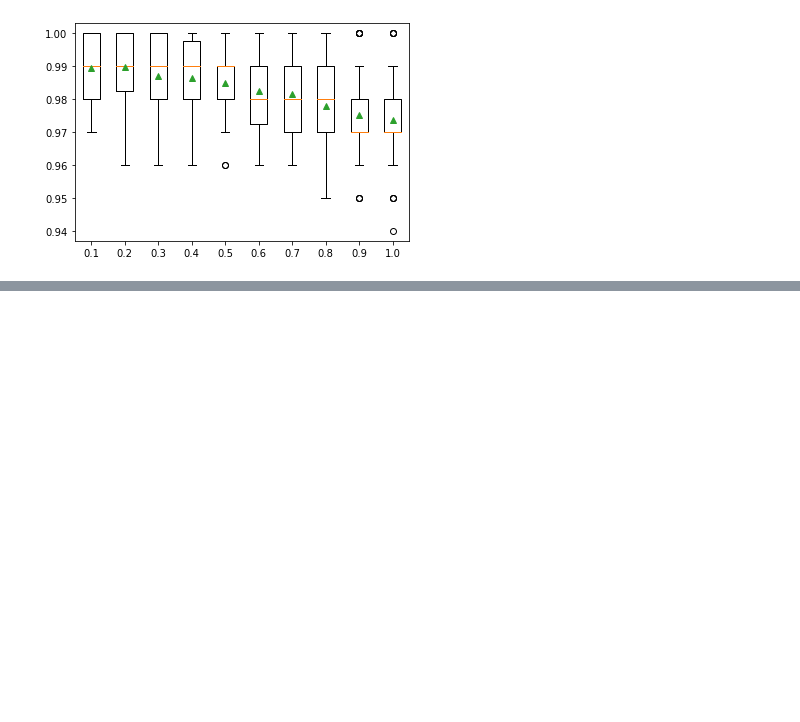
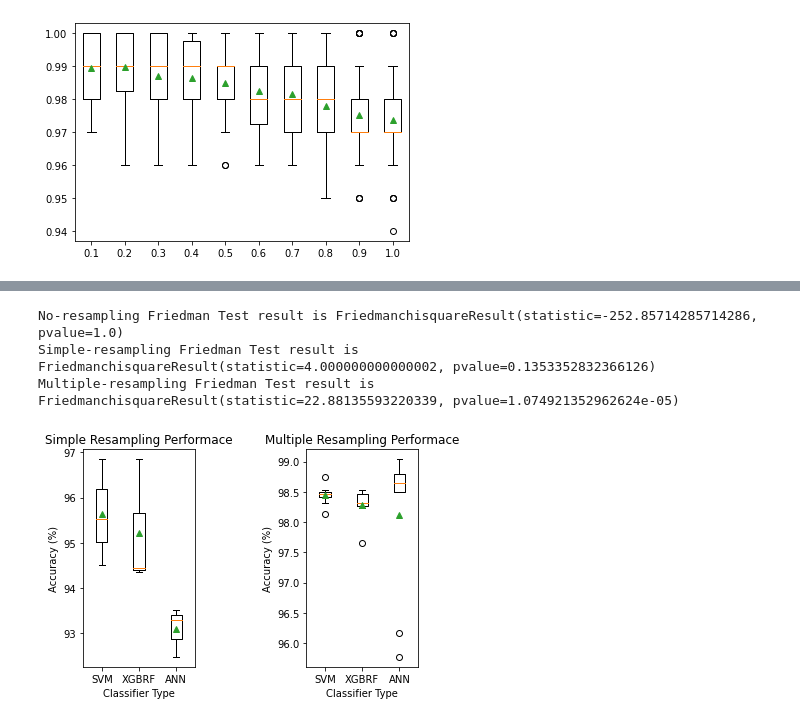
Before and after one commit to mattyhempstead/brain4, a Jupyter notebook: final/analysis/build_model.ipynb, the cells around one changed output, grey strips where cells are left out. Cells and saved outputs as stored; diff of their text form; code cells hidden in the pictures; blank space fills up the shorter version.

```diff
--- a/final/analysis/build_model.ipynb
+++ b/final/analysis/build_model.ipynb
@@ -1735,0 +1717,25 @@ pyplot.show()
+# %%
+from keras.models import Sequential
+from keras.layers import Dense
+from keras.layers import Flatten
+from keras.layers import Dropout
+from keras.wrappers.scikit_learn import KerasClassifier
+
+seed = 7
+np.random.seed(seed)
+
+def ann_scikit_wrapped():
+    model = Sequential()
+    model.add(Flatten(input_shape=INPUT_SHAPE))
+    model.add(Dropout(.25, input_shape=INPUT_SHAPE))
+    model.add(Dense(64, activation='relu'))
+    model.add(Dropout(.2, input_shape=(64,)))
+    model.add(Dense(16, activation='relu'))
+    model.compile(loss=tf.keras.losses.SparseCategoricalCrossentropy(from_logits=True),
+                 optimizer='adam',
+                 metrics=['accuracy'])
+
+    return model
+
+
+ann_clf_wrapped = KerasClassifier(build_fn=ann_scikit_wrapped, epochs=50, batch_size = 32, verbose=0)
@@ -1735,0 +1830,35 @@ pyplot.show()
+# %%
+# Friedman Test to check if difference in performance is statistically significant
+
+from scipy import stats
+
+#For No-resampling performance is
+print("No-resampling Friedman Test result is {}".format(stats.friedmanchisquare(cnf_matrix_svm, cnf_matrix_xgbrf, cnf_matrix_ann)))
+
+#For simple-resampling performance is
+print("Simple-resampling Friedman Test result is {}".format(stats.friedmanchisquare(svm_sfk_score, xgbrf_sfk_score, ann_sfk_score)))
+
+#For multiple-resampling performance is
+print("Multiple-resampling Friedman Test result is {}".format(stats.friedmanchisquare(svm_multiple_resampling_score, xgbrf_multiple_resampling_score, ann_multiple_resampling_score)))
+# %% [output]
+No-resampling Friedman Test result is FriedmanchisquareResult(statistic=-252.85714285714286, pvalue=1.0)
+Simple-resampling Friedman Test result is FriedmanchisquareResult(statistic=4.000000000000002, pvalue=0.1353352832366126)
+Multiple-resampling Friedman Test result is FriedmanchisquareResult(statistic=22.88135593220339, pvalue=1.074921352962624e-05)
+# %%
+pyplot.subplot(1,2,1)
+pyplot.boxplot([svm_sfk_score * 100,xgbrf_sfk_score * 100, ann_sfk_score * 100], labels=["SVM", "XGBRF", "ANN"] ,showmeans=True)
+pyplot.title("Simple Resampling Performace")
+pyplot.xlabel("Classifier Type")
+pyplot.ylabel("Accuracy (%)")
+
+pyplot.subplot(1,2,2)
+pyplot.boxplot([svm_multiple_resampling_score * 100,xgbrf_multiple_resampling_score * 100, ann_multiple_resampling_score * 100], labels=["SVM", "XGBRF", "ANN"] ,showmeans=True)
+pyplot.title("Multiple Resampling Performace")
+pyplot.xlabel("Classifier Type")
+pyplot.ylabel("Accuracy (%)")
+
+pyplot.subplots_adjust(wspace = 1, hspace = 1)
+
+pyplot.show()
+# %% [output]
+[figure, added]
```
Also changed, not shown: parts of 14 cells of this notebook.
